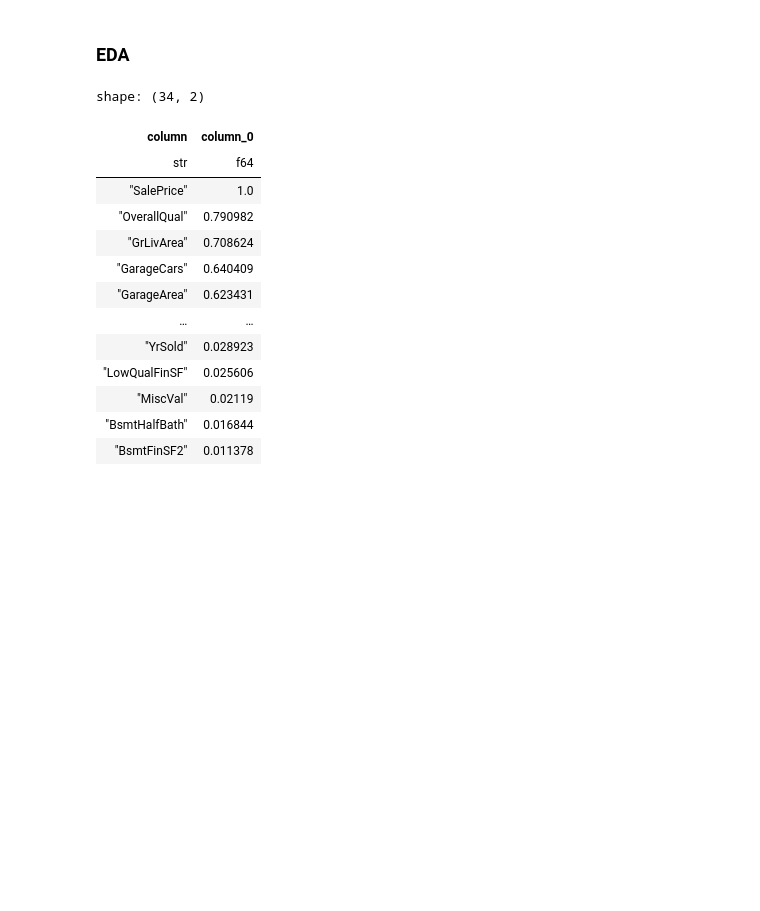
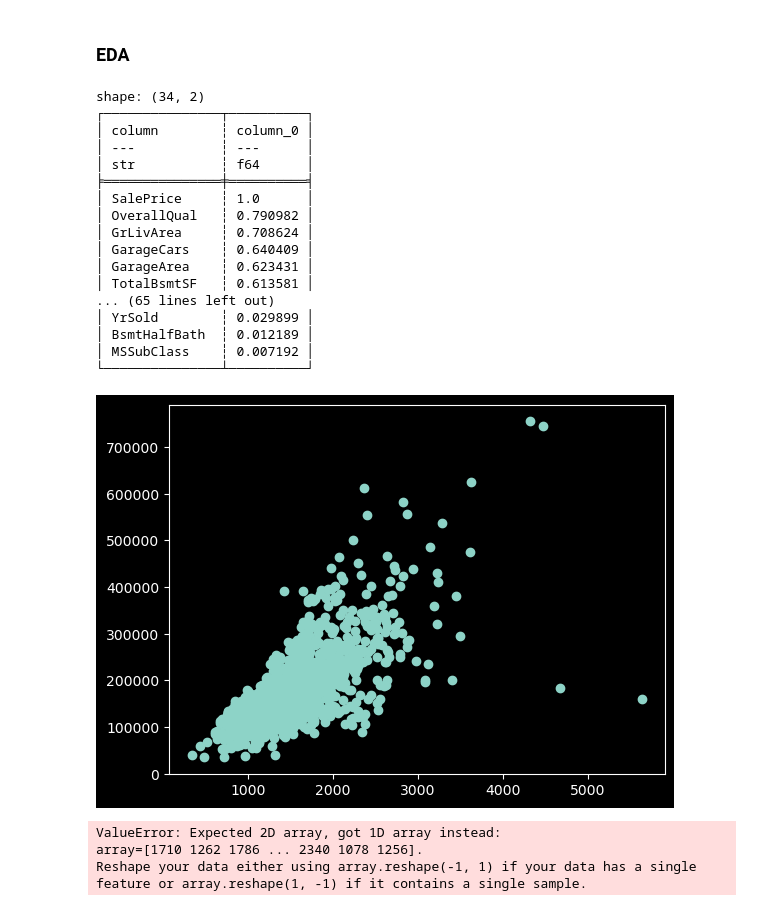
Before and after one commit to 1pawn0/Kaggle-Competitions, a Jupyter notebook: Competition-Notebooks/Home-Data-for-ML-Course/preprocess-home-data-for-ml-course.ipynb, the cells around one changed output. Cells and saved outputs as stored; diff of their text form; code cells hidden in the pictures; blank space fills up the shorter version.

```diff
--- a/Competition-Notebooks/Home-Data-for-ML-Course/preprocess-home-data-for-ml-course.ipynb
+++ b/Competition-Notebooks/Home-Data-for-ML-Course/preprocess-home-data-for-ml-course.ipynb
@@ -37,21 +37,46 @@ target_col = train_df.select(pl.col(target_feature_name))
 ### EDA
 # %%
 numeric_cols_df = train_df.drop("Id").select(pl.selectors.numeric())
-numeric_cols_df.select(pl.corr(pl.col("*"), target_feature_name).abs()).transpose(include_header=True).sort(
-    "column_0", descending=True
+pearson_correlations = (
+    numeric_cols_df.select(pl.corr(pl.col("*"), target_feature_name).abs())
+    .transpose(include_header=True)
+    .sort("column_0", descending=True)
 )
+spearman_correlations = (
+    numeric_cols_df.select(pl.corr(pl.col("*"), target_feature_name, method="spearman").abs())
+    .transpose(include_header=True)
+    .sort("column_0", descending=True)
+)
+print(pearson_correlations, spearman_correlations)
 # %% [output]
 shape: (34, 2)
+┌───────────────┬──────────┐
+│ column        ┆ column_0 │
+│ ---           ┆ ---      │
+│ str           ┆ f64      │
+╞═══════════════╪══════════╡
+│ SalePrice     ┆ 1.0      │
+│ OverallQual   ┆ 0.790982 │
+│ GrLivArea     ┆ 0.708624 │
+│ GarageCars    ┆ 0.640409 │
+│ GarageArea    ┆ 0.623431 │
+│ TotalBsmtSF   ┆ 0.613581 │
+... (65 lines left out)
+│ YrSold        ┆ 0.029899 │
+│ BsmtHalfBath  ┆ 0.012189 │
+│ MSSubClass    ┆ 0.007192 │
+└───────────────┴──────────┘
-| column | column_0 |
-| str | f64 |
-| "SalePrice" | 1.0 |
-| "OverallQual" | 0.790982 |
-| "GrLivArea" | 0.708624 |
-| "GarageCars" | 0.640409 |
-| "GarageArea" | 0.623431 |
-| … | … |
-| "YrSold" | 0.028923 |
-| "LowQualFinSF" | 0.025606 |
-| "MiscVal" | 0.02119 |
-| "BsmtHalfBath" | 0.016844 |
-| "BsmtFinSF2" | 0.011378 |
+# %%
+# plt.scatter(train_df.get_column("OverallQual"), train_df.get_column("SalePrice"))
+# plt.show()
+plt.scatter(train_df.get_column("GrLivArea"), train_df.get_column("SalePrice"))
+# plt.yscale("log")
+plt.show()
+# plt.scatter(train_df.get_column("GarageCars"), train_df.get_column("SalePrice"))
+# plt.show()
+# plt.scatter(train_df.get_column("GarageArea"), train_df.get_column("SalePrice"))
+# plt.show()
+# plt.scatter(train_df.get_column("YearBuilt"), train_df.get_column("SalePrice"))
+# plt.show()
+# %% [output]
+[figure, added]
@@ -57,0 +86,15 @@ shape: (34, 2)
+# %%
+x = train_df.get_column("GrLivArea").to_numpy()
+y = train_df.get_column("SalePrice").to_numpy()
+X_poly = np.hstack([x, x**2])
+model = sklearn.linear_model.LinearRegression().fit(x, y)
+print("Intercept:", model.intercept_)
+print("Coefficients:", model.coef_)
+
+intercept = model.intercept_
+coef_x = model.coef_[0]
+coef_x2 = 0
+# %% [output]
+ValueError: Expected 2D array, got 1D array instead:
+array=[1710 1262 1786 ... 2340 1078 1256].
+Reshape your data either using array.reshape(-1, 1) if your data has a single feature or array.reshape(1, -1) if it contains a single sample.
```
Also changed, not shown: parts of 2 cells of this notebook.
